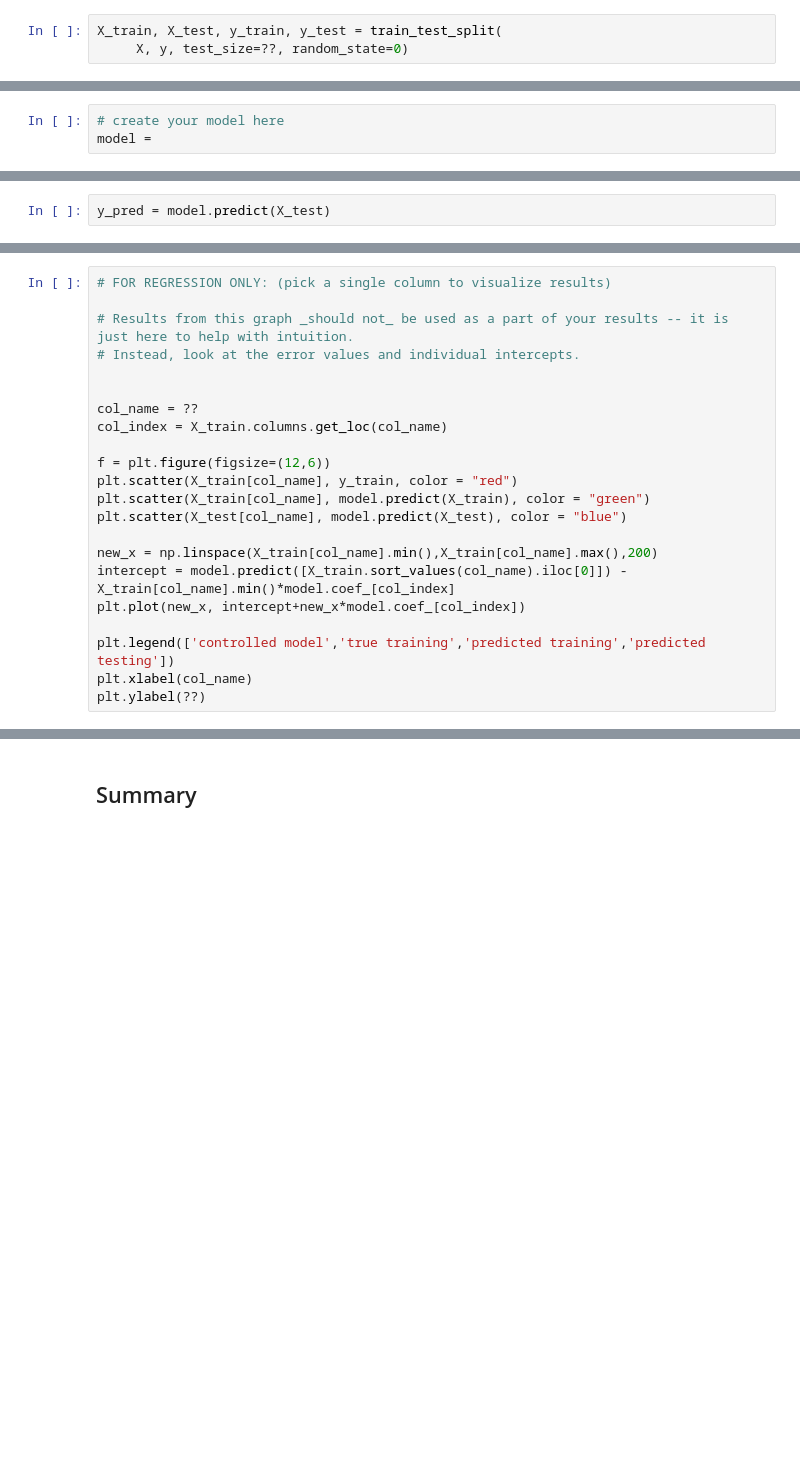
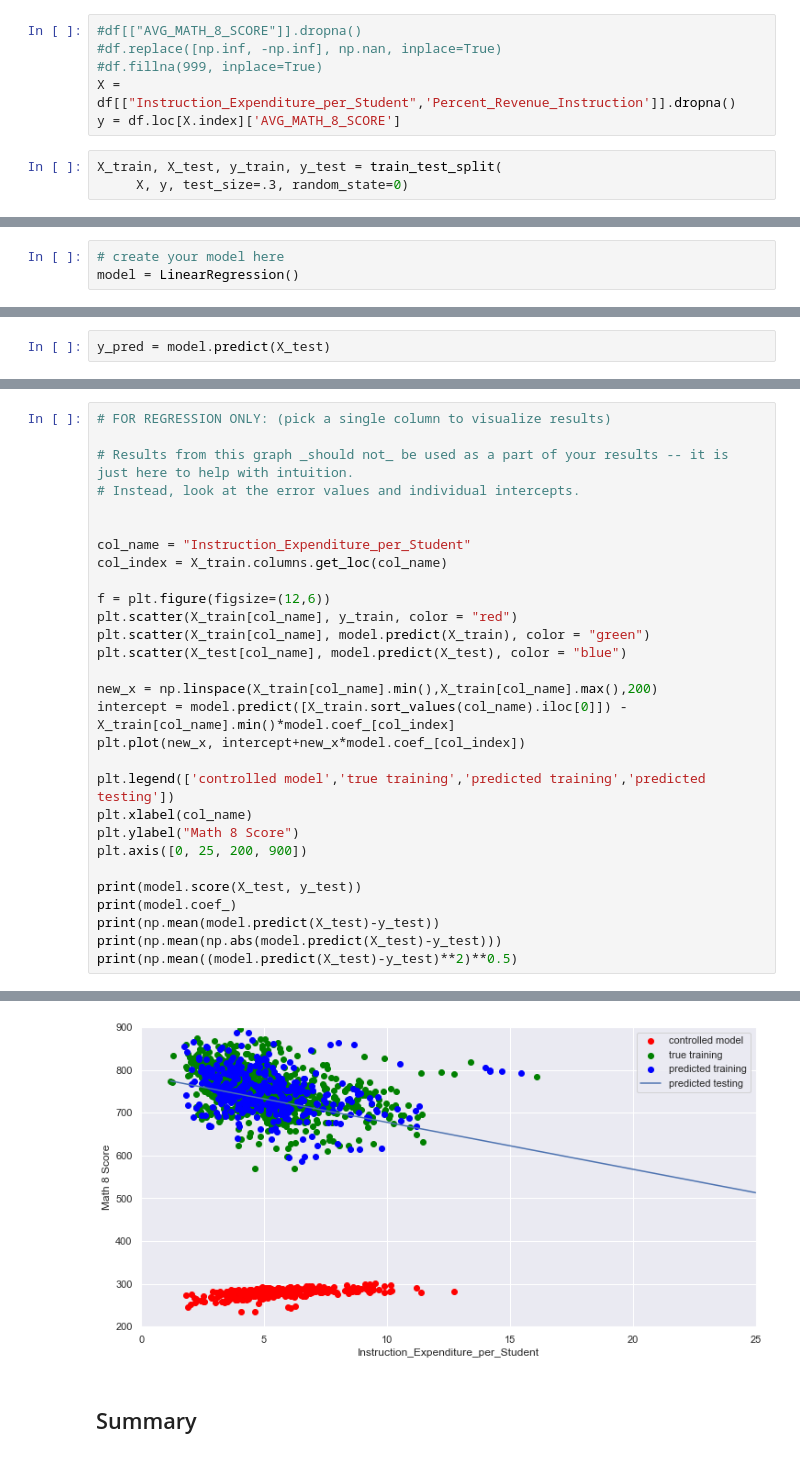
Before and after one commit to tmaire/MDST, a Jupyter notebook: checkpoint2/checkpoint2.ipynb, the cells around one changed output, grey strips where cells are left out. Drawn from its saved outputs; the diff is of its cells as text; blank space fills up the shorter version.

```diff
--- a/checkpoint2/checkpoint2.ipynb
+++ b/checkpoint2/checkpoint2.ipynb
@@ -164,6 +159,12 @@ y = ??
+# %%
+#df[["AVG_MATH_8_SCORE"]].dropna()
+#df.replace([np.inf, -np.inf], np.nan, inplace=True)
+#df.fillna(999, inplace=True)
+X = df[["Instruction_Expenditure_per_Student",'Percent_Revenue_Instruction']].dropna()
+y = df.loc[X.index]['AVG_MATH_8_SCORE']
 # %%
 X_train, X_test, y_train, y_test = train_test_split(
-     X, y, test_size=??, random_state=0)
+     X, y, test_size=.3, random_state=0)
 # %% [markdown]
 <h2> Prediction </h2>
 # %% [markdown]
@@ -175,5 +177,5 @@ Chosen ML task: **<REGRESSION/CLASSIFICATION>**
 # %%
 # create your model here
-model =
+model = LinearRegression()
 # %%
 model.fit(X_train, y_train)
@@ -192,7 +198,7 @@ plot_confusion_matrix(model, X_test, y_test,
 # Instead, look at the error values and individual intercepts.
 
 
-col_name = ??
+col_name = "Instruction_Expenditure_per_Student"
 col_index = X_train.columns.get_loc(col_name)
 
 f = plt.figure(figsize=(12,6))
@@ -206,4 +212,12 @@ plt.plot(new_x, intercept+new_x*model.coef_[col_index])
 
 plt.legend(['controlled model','true training','predicted training','predicted testing'])
 plt.xlabel(col_name)
-plt.ylabel(??)
+plt.ylabel("Math 8 Score")
+plt.axis([0, 25, 200, 900])
+
+print(model.score(X_test, y_test))
+print(model.coef_)
+print(np.mean(model.predict(X_test)-y_test))
+print(np.mean(np.abs(model.predict(X_test)-y_test)))
+print(np.mean((model.predict(X_test)-y_test)**2)**0.5)
+# %% [output]
@@ -210,2 +229,3 @@ plt.ylabel(??)
+[figure, added]
 # %% [markdown]
 <h2> Summary </h2>
```
Also changed, not shown: parts of 9 cells of this notebook.
